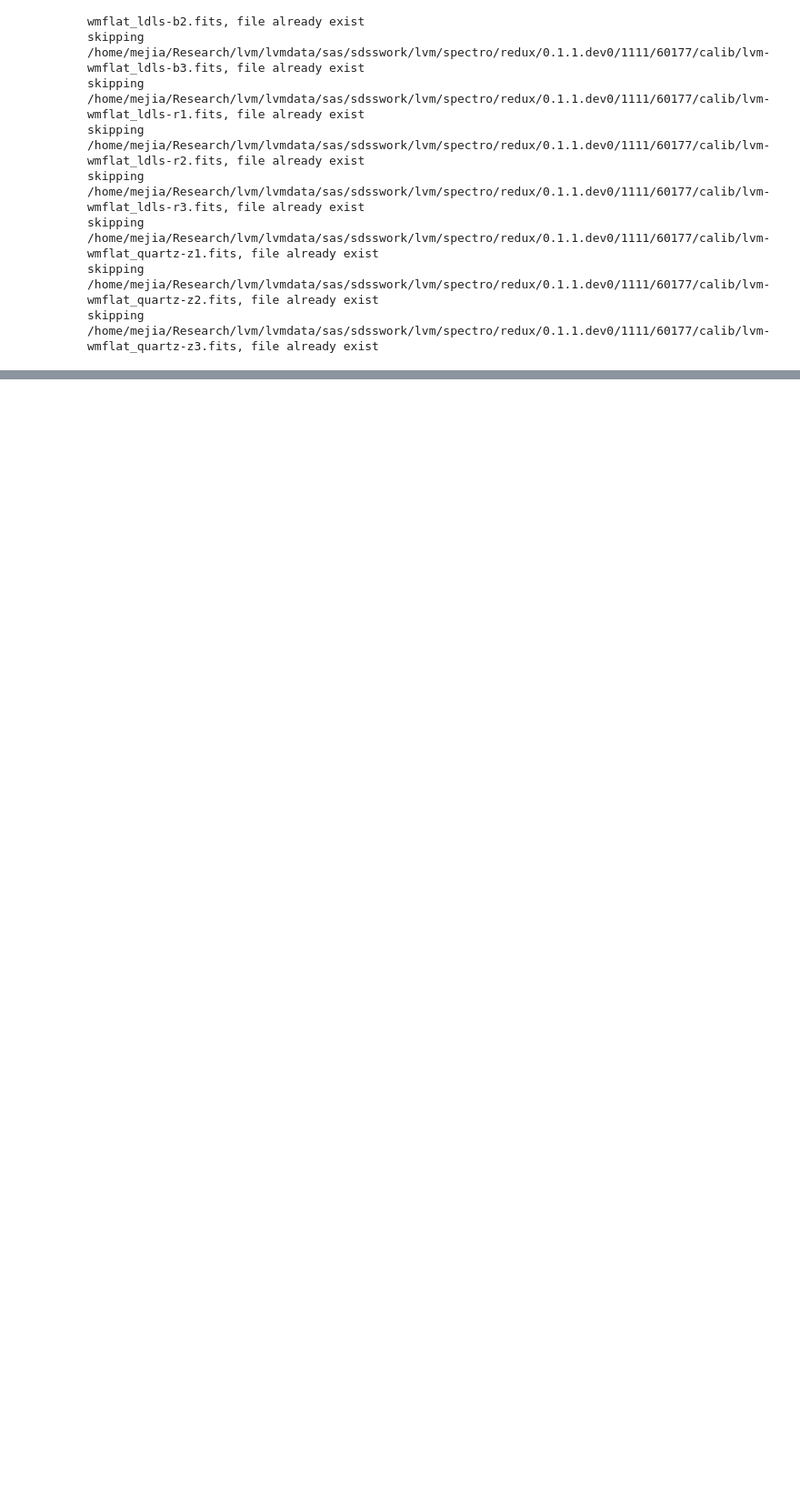
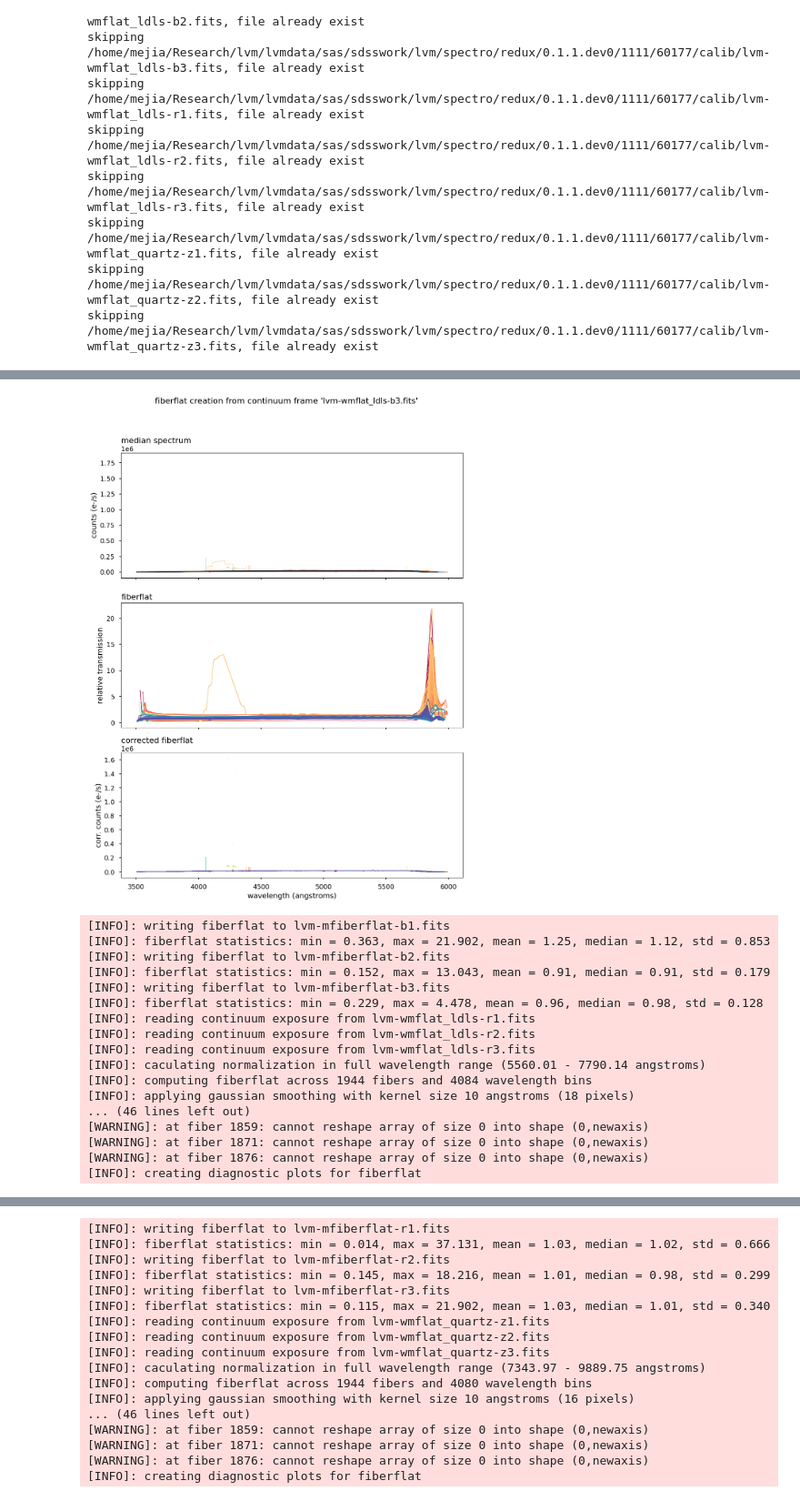
Before and after one commit to sdss/lvmdrp, a Jupyter notebook: examples/lco_com/fiberflats.ipynb, the cells around one changed output, grey strips where cells are left out. Shown at 91% size. Drawn from its saved outputs; the diff is of its cells as text; code cells hidden in the pictures; blank space fills up the shorter version.

Commit message:
rolling to previous version of fiberflats

```diff
--- a/examples/lco_com/fiberflats.ipynb
+++ b/examples/lco_com/fiberflats.ipynb
@@ -68,8 +68,8 @@ for flat in masters_flat.to_dict("records"):
     print(f"Processing {mflat_path} -> {wflat_path}")
 
     # TODO: run the fiber fitting extraction to remove the aperture extraction features
-    # imageMethod.extract_spectra(in_image=mflat_path, out_rss=wflat_path, in_trace=mtrace_path, fwhm=mwidth_path, method="optimal", parallel=4)
-    imageMethod.extract_spectra(in_image=mflat_path, out_rss=wflat_path, in_trace=mtrace_path, method="aperture", aperture=3)
+    imageMethod.extract_spectra(in_image=mflat_path, out_rss=wflat_path, in_trace=mtrace_path, fwhm=mwidth_path, method="optimal", parallel=4)
+    # imageMethod.extract_spectra(in_image=mflat_path, out_rss=wflat_path, in_trace=mtrace_path, method="aperture", aperture=3)
     rssMethod.create_pixel_table(in_rss=wflat_path, out_rss=wflat_path, arc_wave=mwave_path, arc_fwhm=mlsf_path)
 # %% [output]
 skipping /home/mejia/Research/lvm/lvmdata/sas/sdsswork/lvm/spectro/redux/0.1.1.dev0/1111/60177/calib/lvm-wmflat_ldls-b1.fits, file already exist
@@ -120,19 +102,20 @@ rssMethod.create_fiberflat(in_rsss=wflat_paths, out_rsss=mfiberflat_paths, media
 # %%
-# for channel in "brz":
-#     wflat_paths, mfiberflat_paths = [], []
-#     for flat in masters_flat.to_dict("records"):
-#         camera = flat["camera"]
-#         if camera[0] != channel: continue
-#         con_lamp = MASTER_CON_LAMPS[camera[0]]
-#         wflat_path = path.full("lvm_master", drpver=drpver, tileid=flat["tileid"], mjd=masters_mjd, kind=f"wmflat_{con_lamp}", camera=camera)
-#         mfiberflat_path = os.path.join(masters_path, f"lvm-mfiberflat-{camera}.fits")
-#         mfiberflat_paths.append(mfiberflat_path)
-#         wflat_paths.append(wflat_path)
+for channel in "brz":
+    wflat_paths, mfiberflat_paths = [], []
+    for flat in masters_flat.to_dict("records"):
+        camera = flat["camera"]
+        if camera[0] != channel: continue
+        con_lamp = MASTER_CON_LAMPS[camera[0]]
+        wflat_path = path.full("lvm_master", drpver=drpver, tileid=flat["tileid"], mjd=masters_mjd, kind=f"wmflat_{con_lamp}", camera=camera)
+        mfiberflat_path = os.path.join(masters_path, f"lvm-mfiberflat-{camera}.fits")
+        mfiberflat_paths.append(mfiberflat_path)
+        wflat_paths.append(wflat_path)
 
-#     # TODO: smooth extracted spectra before computing the median spectrum
-#     # rssMethod.create_fiberflat(in_rsss=wflat_paths, out_rsss=mfiberflat_paths, median_box=200, gaussian_kernel=10, display_plots=True)
-#     rssMethod.create_fiberflat(in_rsss=wflat_paths, out_rsss=mfiberflat_paths, median_box=0, gaussian_kernel=10, display_plots=True)
+    # TODO: smooth extracted spectra before computing the median spectrum
+    # rssMethod.create_fiberflat(in_rsss=wflat_paths, out_rsss=mfiberflat_paths, median_box=200, gaussian_kernel=10, display_plots=True)
+    rssMethod.create_fiberflat(in_rsss=wflat_paths, out_rsss=mfiberflat_paths, median_box=0, gaussian_kernel=10, display_plots=True)
 
-# # cache new masters metadata into HDF5 files
-# new_masters = md.extract_metadata(frames_paths=mfiberflat_paths)
-# md.add_masters(new_masters)
+# cache new masters metadata into HDF5 files
+new_masters = md.extract_metadata(frames_paths=mfiberflat_paths)
+md.add_masters(new_masters)
+# %% [output]
@@ -138,0 +139,18 @@ rssMethod.create_fiberflat(in_rsss=wflat_paths, out_rsss=mfiberflat_paths, media
+[figure, added]
+[INFO]: writing fiberflat to lvm-mfiberflat-b1.fits
+[INFO]: fiberflat statistics: min = 0.363, max = 21.902, mean = 1.25, median = 1.12, std = 0.853
+[INFO]: writing fiberflat to lvm-mfiberflat-b2.fits
+[INFO]: fiberflat statistics: min = 0.152, max = 13.043, mean = 0.91, median = 0.91, std = 0.179
+[INFO]: writing fiberflat to lvm-mfiberflat-b3.fits
+[INFO]: fiberflat statistics: min = 0.229, max = 4.478, mean = 0.96, median = 0.98, std = 0.128
+[INFO]: reading continuum exposure from lvm-wmflat_ldls-r1.fits
+[INFO]: reading continuum exposure from lvm-wmflat_ldls-r2.fits
+[INFO]: reading continuum exposure from lvm-wmflat_ldls-r3.fits
+[INFO]: caculating normalization in full wavelength range (5560.01 - 7790.14 angstroms)
+[INFO]: computing fiberflat across 1944 fibers and 4084 wavelength bins
+[INFO]: applying gaussian smoothing with kernel size 10 angstroms (18 pixels)
+... (46 lines left out)
+[WARNING]: at fiber 1859: cannot reshape array of size 0 into shape (0,newaxis)
+[WARNING]: at fiber 1871: cannot reshape array of size 0 into shape (0,newaxis)
+[WARNING]: at fiber 1876: cannot reshape array of size 0 into shape (0,newaxis)
+[INFO]: creating diagnostic plots for fiberflat
@@ -138,0 +158,17 @@ rssMethod.create_fiberflat(in_rsss=wflat_paths, out_rsss=mfiberflat_paths, media
+[INFO]: writing fiberflat to lvm-mfiberflat-r1.fits
+[INFO]: fiberflat statistics: min = 0.014, max = 37.131, mean = 1.03, median = 1.02, std = 0.666
+[INFO]: writing fiberflat to lvm-mfiberflat-r2.fits
+[INFO]: fiberflat statistics: min = 0.145, max = 18.216, mean = 1.01, median = 0.98, std = 0.299
+[INFO]: writing fiberflat to lvm-mfiberflat-r3.fits
+[INFO]: fiberflat statistics: min = 0.115, max = 21.902, mean = 1.03, median = 1.01, std = 0.340
+[INFO]: reading continuum exposure from lvm-wmflat_quartz-z1.fits
+[INFO]: reading continuum exposure from lvm-wmflat_quartz-z2.fits
+[INFO]: reading continuum exposure from lvm-wmflat_quartz-z3.fits
+[INFO]: caculating normalization in full wavelength range (7343.97 - 9889.75 angstroms)
+[INFO]: computing fiberflat across 1944 fibers and 4080 wavelength bins
+[INFO]: applying gaussian smoothing with kernel size 10 angstroms (16 pixels)
+... (46 lines left out)
+[WARNING]: at fiber 1859: cannot reshape array of size 0 into shape (0,newaxis)
+[WARNING]: at fiber 1871: cannot reshape array of size 0 into shape (0,newaxis)
+[WARNING]: at fiber 1876: cannot reshape array of size 0 into shape (0,newaxis)
+[INFO]: creating diagnostic plots for fiberflat
```
Also changed, not shown: parts of 3 cells of this notebook, 1 other file.
